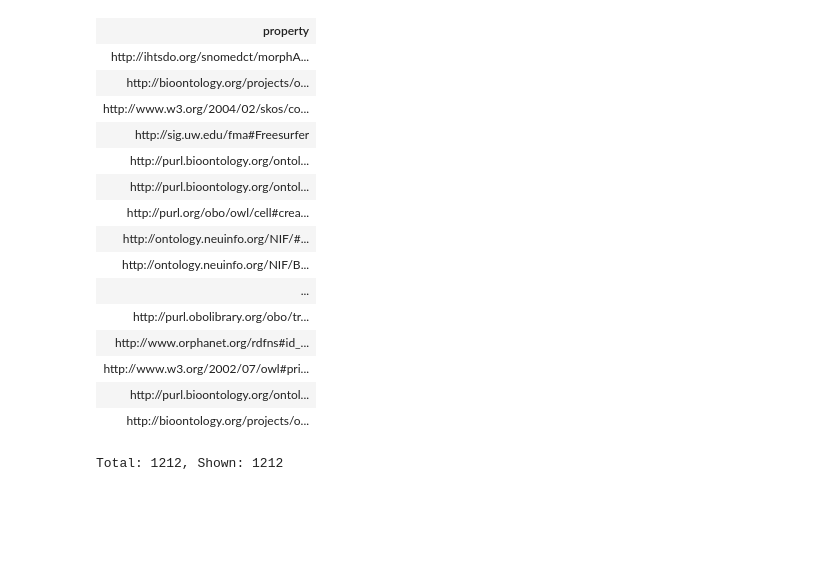
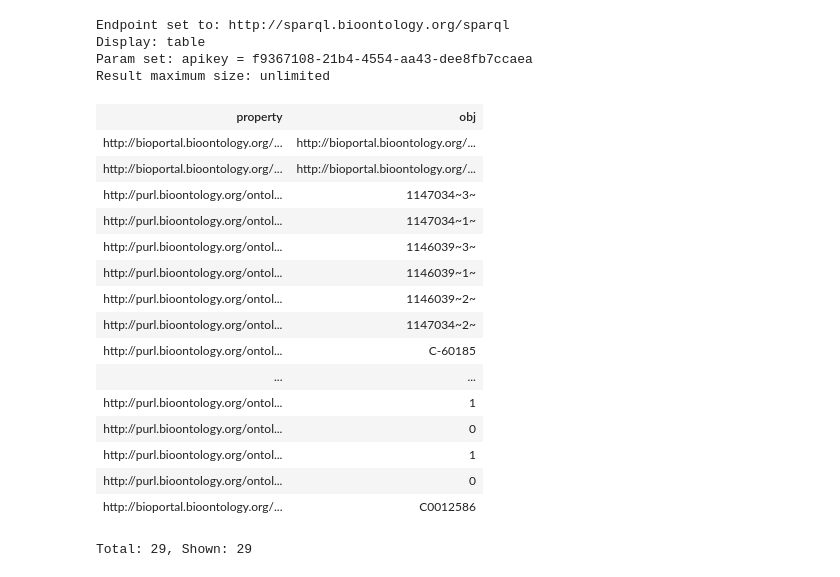
Before and after one commit to RQuispeC/fun-with-allergies, a Jupyter notebook: ontology/allergy-ontology.ipynb, the cells around one changed output. Cells and saved outputs as stored; diff of their text form; code cells hidden in the pictures; blank space fills up the shorter version.

```diff
--- a/ontology/allergy-ontology.ipynb
+++ b/ontology/allergy-ontology.ipynb
@@ -10,0 +229,38 @@ Result maximum size: unlimited
+# %%
+%endpoint http://sparql.bioontology.org/sparql
+%display table
+%qparam apikey f9367108-21b4-4554-aa43-dee8fb7ccaea
+
+%show all
+
+PREFIX rdfs: <http://www.w3.org/2000/01/rdf-schema#>
+PREFIX snomed-term: <http://purl.bioontology.org/ontology/SNOMEDCT/>
+PREFIX skos: <http://www.w3.org/2004/02/skos/core#>
+PREFIX food: <http://data.lirmm.fr/ontologies/food#>
+
+select distinct ?property ?obj where {
+    <http://purl.bioontology.org/ontology/SNOMEDCT/22165008>  ?property ?obj .
+
+}
+# %% [output]
+Endpoint set to: http://sparql.bioontology.org/sparql
+Display: table
+Param set: apikey = f9367108-21b4-4554-aa43-dee8fb7ccaea
+Result maximum size: unlimited
+| property | obj |
+| http://bioportal.bioontology.org/... | http://bioportal.bioontology.org/... |
+| http://bioportal.bioontology.org/... | http://bioportal.bioontology.org/... |
+| http://purl.bioontology.org/ontol... | 1147034~3~ |
+| http://purl.bioontology.org/ontol... | 1147034~1~ |
+| http://purl.bioontology.org/ontol... | 1146039~3~ |
+| http://purl.bioontology.org/ontol... | 1146039~1~ |
+| http://purl.bioontology.org/ontol... | 1146039~2~ |
+| http://purl.bioontology.org/ontol... | 1147034~2~ |
+| http://purl.bioontology.org/ontol... | C-60185 |
+| ... | ... |
+| http://purl.bioontology.org/ontol... | 1 |
+| http://purl.bioontology.org/ontol... | 0 |
+| http://purl.bioontology.org/ontol... | 1 |
+| http://purl.bioontology.org/ontol... | 0 |
+| http://bioportal.bioontology.org/... | C0012586 |
+Total: 29, Shown: 29
@@ -11,21 +334,11 @@ Result maximum size: unlimited
 # %%
 select distinct ?property where {
-         ?instance ?property ?obj . }
+    service <http://sparql.bioontology.org/sparql>
+    {
+        ?instance ?property ?obj .
+    }
+    service <http://localhost:8890/sparql>
+    {
+        ?instance ?property ?obj .
+    }
+}
-# %% [output]
-| property |
-| http://ihtsdo.org/snomedct/morphA... |
-| http://bioontology.org/projects/o... |
-| http://www.w3.org/2004/02/skos/co... |
-| http://sig.uw.edu/fma#Freesurfer |
-| http://purl.bioontology.org/ontol... |
-| http://purl.bioontology.org/ontol... |
-| http://purl.org/obo/owl/cell#crea... |
-| http://ontology.neuinfo.org/NIF/#... |
-| http://ontology.neuinfo.org/NIF/B... |
-| ... |
-| http://purl.obolibrary.org/obo/tr... |
-| http://www.orphanet.org/rdfns#id_... |
-| http://www.w3.org/2002/07/owl#pri... |
-| http://purl.bioontology.org/ontol... |
-| http://bioontology.org/projects/o... |
-Total: 1212, Shown: 1212
```
Also changed, not shown: parts of 23 cells of this notebook, 2 other files.
